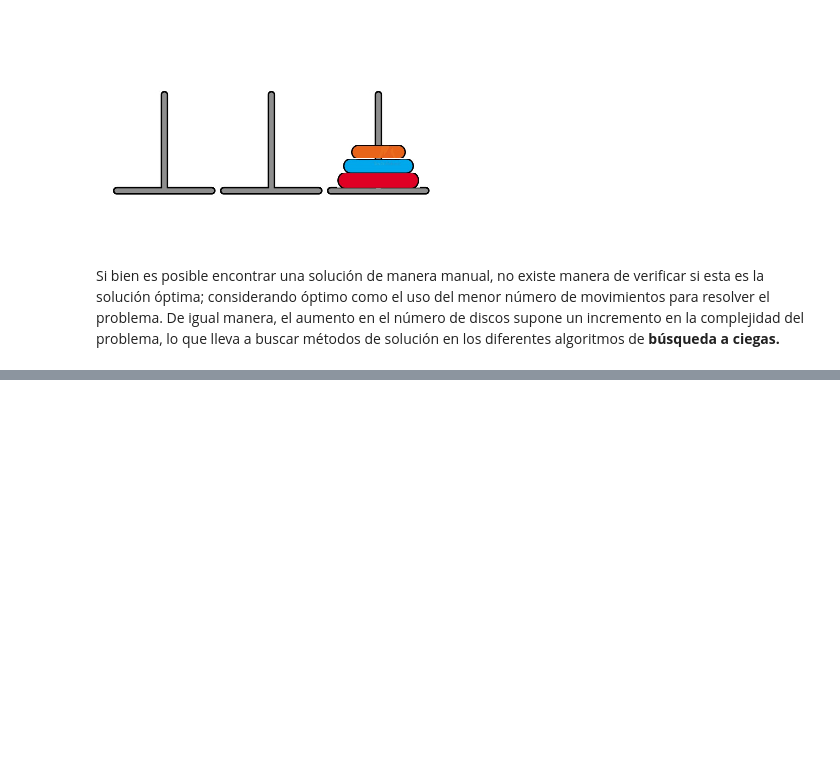
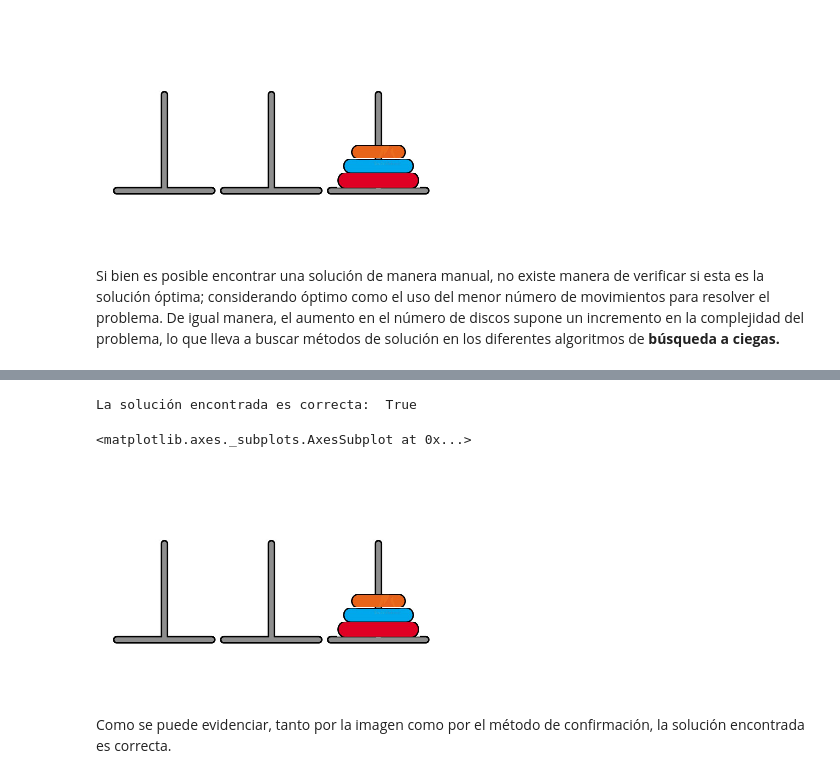
Before and after one commit to anamarigarzon/Proyectos-IA, a Jupyter notebook: Proyecto I/Proyecto_1_Torres_de_Hanoi.ipynb, the cells around one changed output, grey strips where cells are left out. Drawn from its saved outputs; the diff is of its cells as text; code cells hidden in the pictures; blank space fills up the shorter version.

```diff
--- a/Proyecto I/Proyecto_1_Torres_de_Hanoi.ipynb
+++ b/Proyecto I/Proyecto_1_Torres_de_Hanoi.ipynb
@@ -170,0 +127,14 @@ Esta comprobación repetida da lugar al **algoritmo de profundización iterativa
+# %%
+prob = Hannoi()
+s0 = prob.estado_inicial
+sol_breadth_first = breadth_first_search(prob)
+
+print("La solución encontrada es correcta: ", prob.test_objetivo(sol_breadth_first.estado))
+
+prob.pintar_estado(sol_breadth_first.estado)
+# %% [output]
+La solución encontrada es correcta:  True
+<matplotlib.axes._subplots.AxesSubplot at 0x...>
+[figure, added]
+# %% [markdown]
+Como se puede evidenciar, tanto por la imagen como por el método de confirmación, la solución encontrada es correcta.
```
Also changed, not shown: parts of 31 cells of this notebook, 1 other file.
